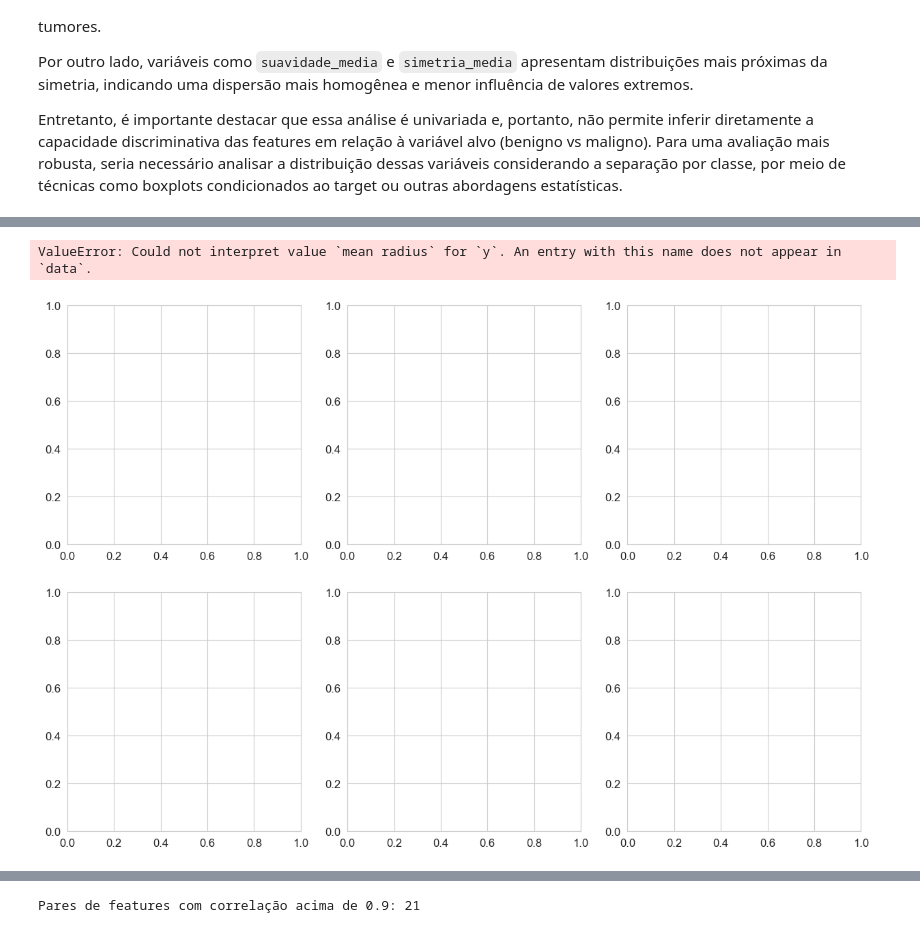
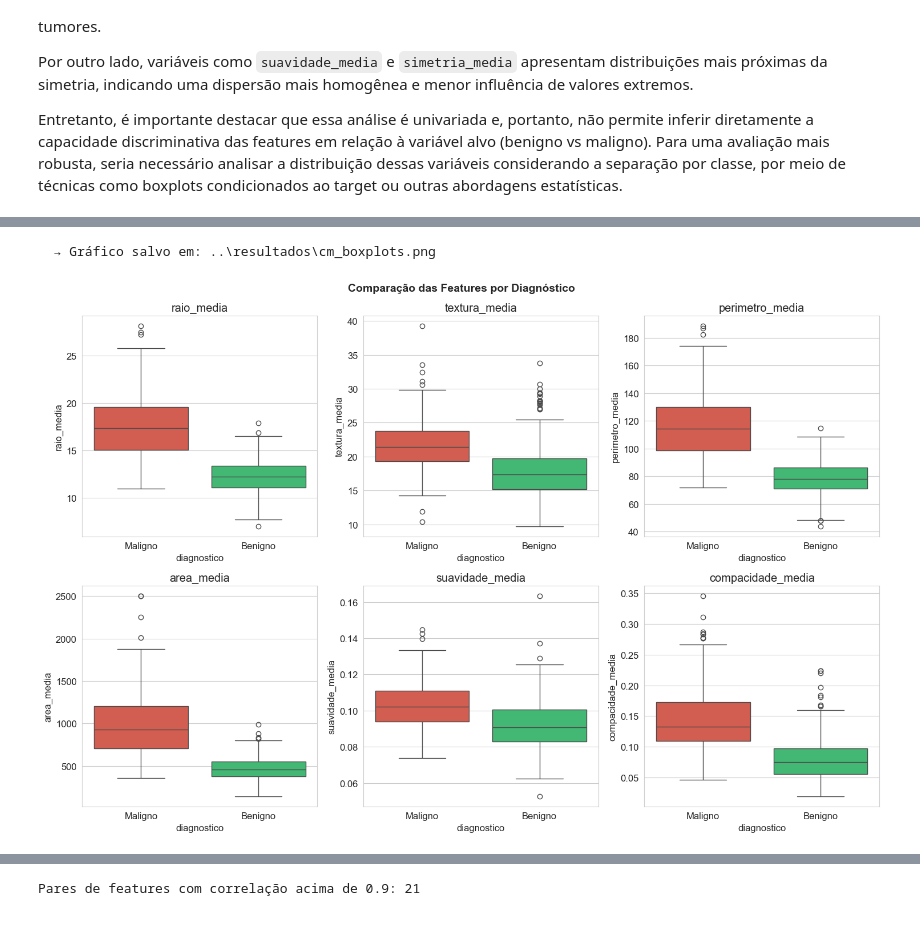
Before and after one commit to netomantonio/tech-challenge-1, a Jupyter notebook: notebooks/01_cancer_mama.ipynb, the cells around one changed output, grey strips where cells are left out. Saved outputs shown, nothing was run; the diff lists cells and outputs as text; code cells hidden in the pictures.

```diff
--- a/notebooks/01_cancer_mama.ipynb
+++ b/notebooks/01_cancer_mama.ipynb
@@ -399,24 +448,22 @@ Essas etapas são fundamentais para garantir uma modelagem mais robusta e bem fu
 # %%
-# Boxplots para comparar distribuições entre classes (maligno vs benigno)
-# Vamos selecionar algumas features importantes para essa comparação
-features_destaque = ['mean radius', 'mean texture', 'mean perimeter', 'mean area',
-                     'mean smoothness', 'mean compactness']
+features_destaque = ['raio_media', 'textura_media', 'perimetro_media', 'area_media',
+                     'suavidade_media', 'compacidade_media']
 
 fig, axes = plt.subplots(2, 3, figsize=(15, 10))
 axes = axes.flatten()
 
 for i, feature in enumerate(features_destaque):
     sns.boxplot(data=df, x='diagnostico', y=feature, ax=axes[i],
                 palette=['#e74c3c', '#2ecc71'])
     axes[i].set_xticklabels(['Maligno', 'Benigno'])
     axes[i].set_title(feature)
 
 fig.suptitle('Comparação das Features por Diagnóstico', fontsize=14, fontweight='bold')
 plt.tight_layout()
 fig.savefig(os.path.join(DIR_RESULTADOS, 'cm_boxplots.png'), dpi=150, bbox_inches='tight')
 print(f"  → Gráfico salvo em: {os.path.join(DIR_RESULTADOS, 'cm_boxplots.png')}")
 plt.show()
 # %% [output]
-ValueError: Could not interpret value `mean radius` for `y`. An entry with this name does not appear in `data`.
+  → Gráfico salvo em: ..\resultados\cm_boxplots.png
-[figure, old version]
+[figure, new version]
 # %% [markdown]
```
Also changed, not shown: parts of 9 cells of this notebook.
